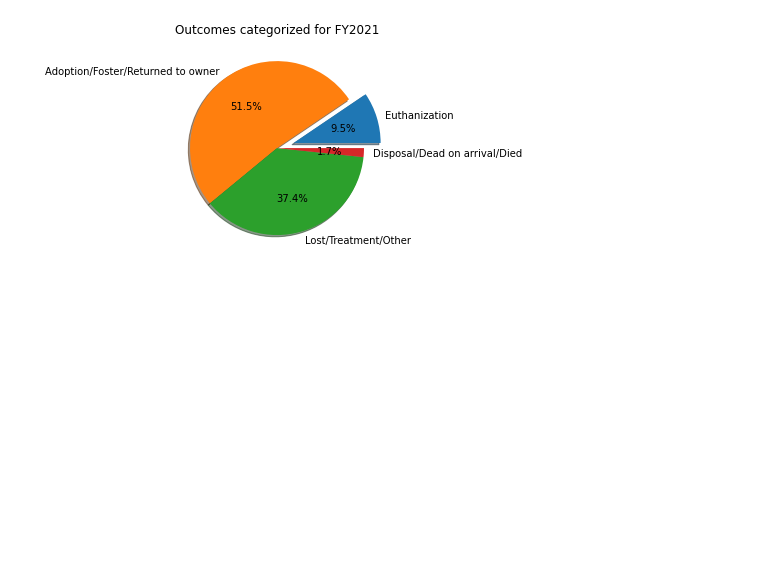
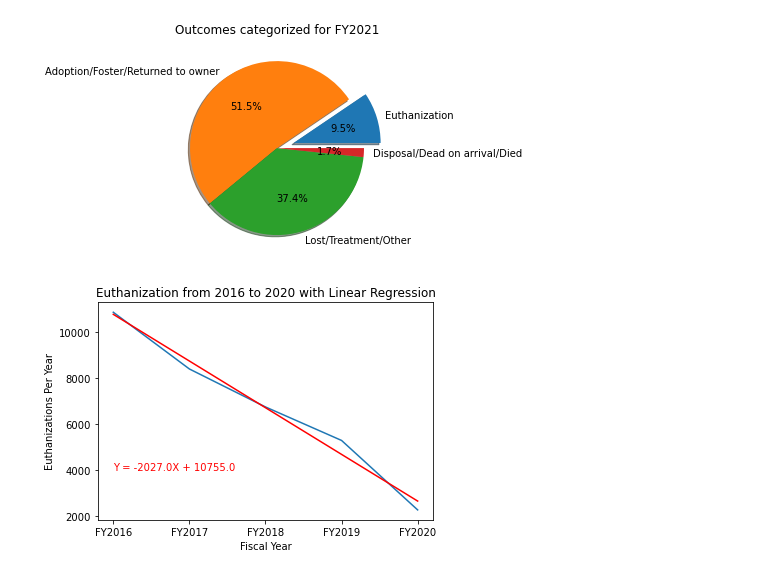
Before and after one commit to jconcha56429/Project1, a Jupyter notebook: Euthanization/Euthanization.ipynb, the cells around one changed output. Cells and saved outputs as stored; diff of their text form; code cells hidden in the pictures; blank space fills up the shorter version.

Commit message:
added linear regression model

```diff
--- a/Euthanization/Euthanization.ipynb
+++ b/Euthanization/Euthanization.ipynb
@@ -174,3 +175,28 @@ outcometype(data_2020)
 outcometype(data_2021)
 # %% [output]
 [figure]
+# %%
+years = [data_2016,data_2017,data_2018,data_2019,data_2020]
+year_euth_value = []
+year_adopt_value = []
+literal_year = []
+x_values = []
+for year in years:
+    year_euth_value.append(len(year.loc[year['Outcome Type'] == 'EUTHANIZED']))
+    literal_year.append(year.iloc[1,24])
+x_values = [0,1,2,3,4]
+onesix = pd.DataFrame()
+onesix['index'] = x_values
+onesix = onesix.iloc[0:5,0]
+plt.plot(literal_year,year_euth_value)
+vc_slope, vc_int, vc_r, vc_p, vc_std_err = st.linregress(onesix, year_euth_value)
+vc_fit = vc_slope * onesix + vc_int
+plt.plot(onesix, vc_fit, color = 'r')
+coords = [0,4000]
+plt.annotate(f'Y = {round(vc_slope)}X + {round(vc_int)}', coords,color = 'r')
+plt.title('Euthanization from 2016 to 2020 with Linear Regression')
+plt.xlabel('Fiscal Year')
+plt.ylabel('Euthanizations Per Year')
+plt.show()
+# %% [output]
+[figure, added]
```
Also changed, not shown: parts of 1 cell of this notebook.
